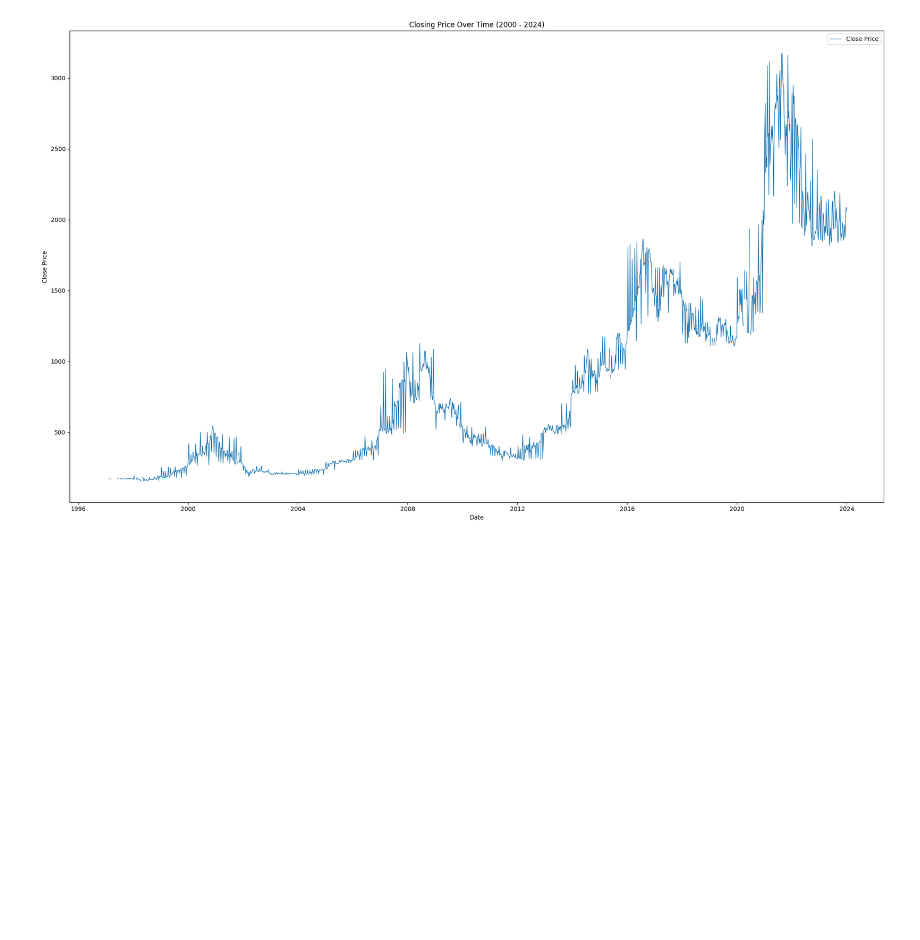
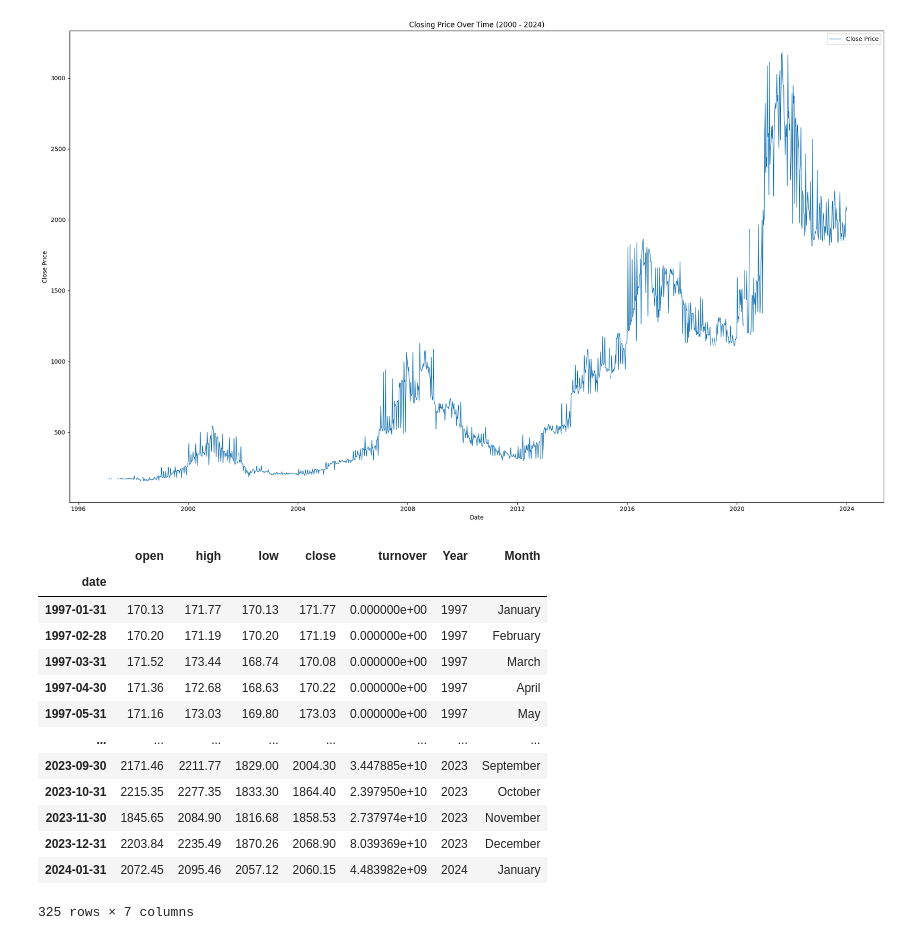
Before and after one commit to Pukar99/AdvancedNEPSE, a Jupyter notebook: notebook/chaptertwo/EDA2.ipynb, the cells around one changed output. Drawn from its saved outputs; the diff is of its cells as text; code cells hidden in the pictures; blank space fills up the shorter version.

```diff
--- a/notebook/chaptertwo/EDA2.ipynb
+++ b/notebook/chaptertwo/EDA2.ipynb
@@ -278,3 +278,34 @@ plt.tight_layout()
 plt.show()
 # %% [output]
 [figure]
+# %%
+# Assuming 'mdf' is your monthly DataFrame and it has a 'close' column from which we want to calculate the changes
+mdf_yrs_mth=mdf
+# Create a column for year and month
+mdf['Year'] = mdf.index.year
+mdf['Month'] = mdf.index.month_name()
+
+# Pivot the data to get a table with months as rows and years as columns
+pivot_table = mdf.pivot_table(values='close', index='Month', columns='Year', aggfunc='last')
+
+# Calculate the percentage change of 'close' price from the previous year
+# percentage_change = pivot_table.pct_change(axis='columns') * 100
+
+# The resulting 'percentage_change' DataFrame will have the structure you requested
+# %%
+mdf_yrs_mth
+# %% [output]
+|  | open | high | low | close | turnover | Year | Month |
+| date |  |  |  |  |  |  |  |
+| 1997-01-31 | 170.13 | 171.77 | 170.13 | 171.77 | 0.000000e+00 | 1997 | January |
+| 1997-02-28 | 170.20 | 171.19 | 170.20 | 171.19 | 0.000000e+00 | 1997 | February |
+| 1997-03-31 | 171.52 | 173.44 | 168.74 | 170.08 | 0.000000e+00 | 1997 | March |
+| 1997-04-30 | 171.36 | 172.68 | 168.63 | 170.22 | 0.000000e+00 | 1997 | April |
+| 1997-05-31 | 171.16 | 173.03 | 169.80 | 173.03 | 0.000000e+00 | 1997 | May |
+| ... | ... | ... | ... | ... | ... | ... | ... |
+| 2023-09-30 | 2171.46 | 2211.77 | 1829.00 | 2004.30 | 3.447885e+10 | 2023 | September |
+| 2023-10-31 | 2215.35 | 2277.35 | 1833.30 | 1864.40 | 2.397950e+10 | 2023 | October |
+| 2023-11-30 | 1845.65 | 2084.90 | 1816.68 | 1858.53 | 2.737974e+10 | 2023 | November |
+| 2023-12-31 | 2203.84 | 2235.49 | 1870.26 | 2068.90 | 8.039369e+10 | 2023 | December |
+| 2024-01-31 | 2072.45 | 2095.46 | 2057.12 | 2060.15 | 4.483982e+09 | 2024 | January |
+325 rows × 7 columns
```
Also changed, not shown: parts of 2 cells of this notebook.
